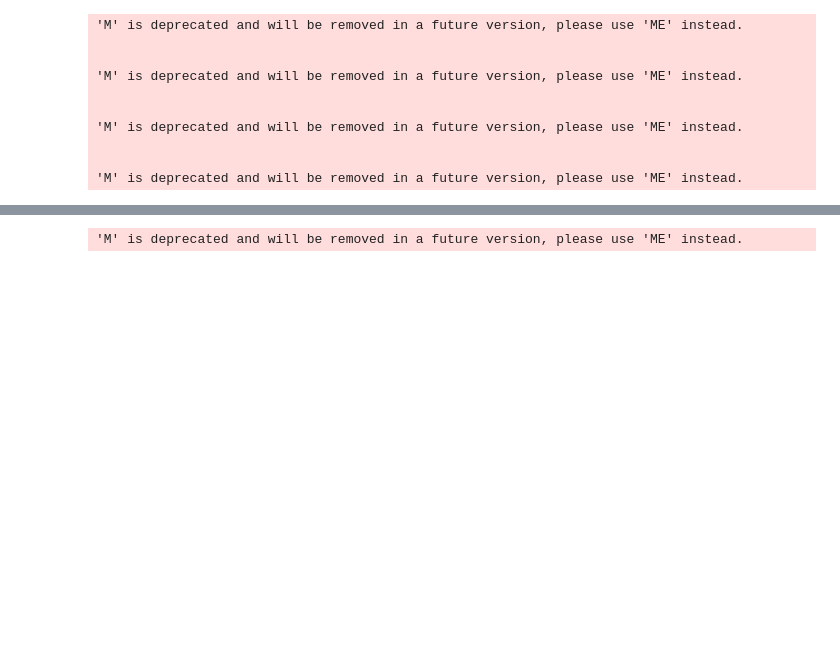
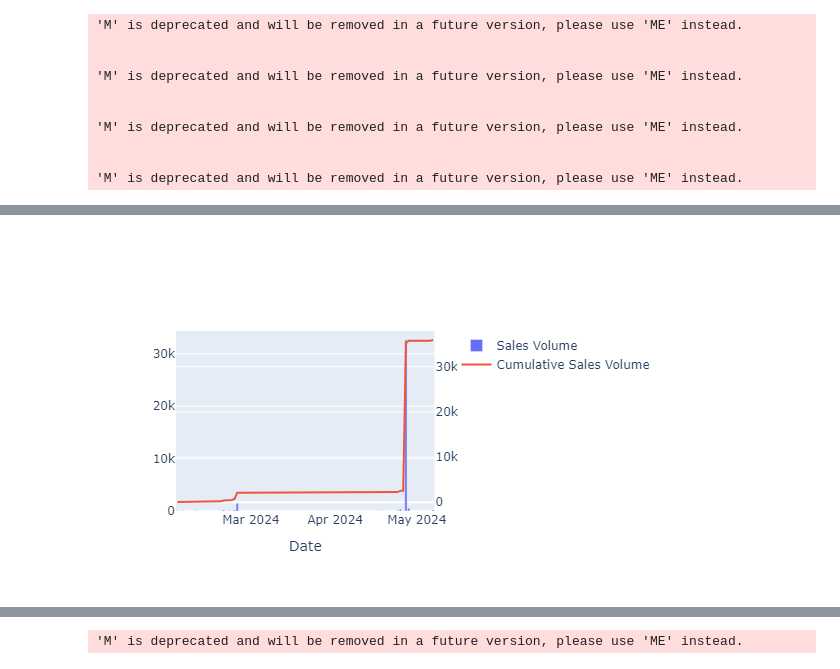
Before and after one commit to BrandynHamilton/box_domains, a Jupyter notebook: eda.ipynb, the cells around one changed output, grey strips where cells are left out. Drawn from its saved outputs; the diff is of its cells as text; code cells hidden in the pictures; blank space fills up the shorter version.

```diff
--- a/eda.ipynb
+++ b/eda.ipynb
@@ -1104 +1184,28 @@ daily_sales_metrics
 95 rows × 4 columns
+# %%
+daily_vol_fig = make_subplots(specs=[[{"secondary_y": True}]])
+
+daily_vol_fig.add_trace(
+    go.Bar(
+        x=daily_sales_metrics.index,
+        y=daily_sales_metrics['vol_usd'],
+        name='Sales Volume'
+    ),
+    secondary_y=False
+)
+
+daily_vol_fig.add_trace(
+    go.Scatter(
+        x=daily_sales_metrics.index,
+        y=daily_sales_metrics['cumulative_vol'],
+        name='Cumulative Sales Volume',
+        mode='lines'
+    ),
+    secondary_y=True
+)
+
+daily_vol_fig.update_xaxes(title_text="Date")
+
+daily_vol_fig.show()
+# %% [output]
+[figure, added]
```
Also changed, not shown: parts of 90 cells of this notebook, 1 other file.
